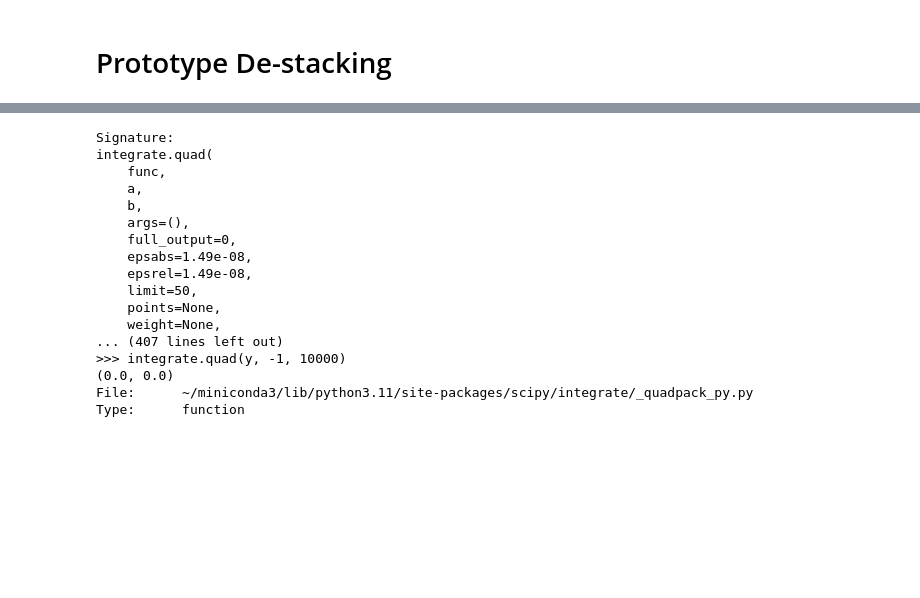
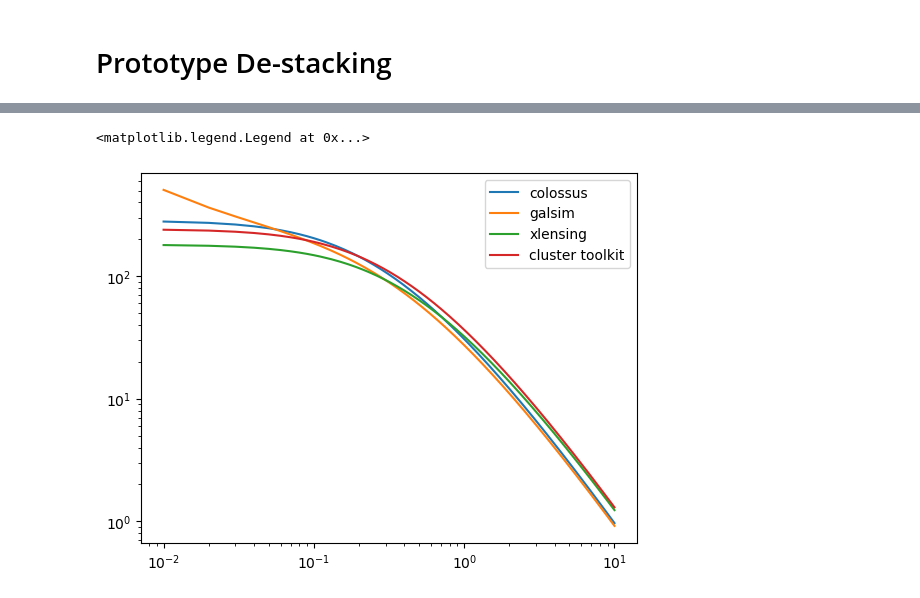
Before and after one commit to andrevitorelli/destacking, a Jupyter notebook: notebooks/prototype_destacking.ipynb, the cells around one changed output, grey strips where cells are left out. Saved outputs shown, nothing was run; the diff lists cells and outputs as text; code cells hidden in the pictures; blank space fills up the shorter version.

```diff
--- a/notebooks/prototype_destacking.ipynb
+++ b/notebooks/prototype_destacking.ipynb
@@ -133,20 +104,35 @@ plt.yscale('log')
+# %%
+colossus_cosmology.setCosmology('planck18')
+colossus_profile=profile_nfw.NFWProfile(M=Mhalo,c=conc,z=zhalo,mdef='200m')
+delta_sigma_colossus=np.array([deltasigma_nfw_colossus(colossus_profile,1.,radius*1000) for radius in radii_mpc])
+# %%
+from cluster_toolkit import deltasigma
+
+Sigma_nfw = deltasigma.Sigma_nfw_at_R(radii_mpc, mass=Mhalo, concentration=conc, Omega_m=OmegaM)
+#shears_toolkit = deltasigma.DeltaSigma_at_R(radii_mpc, Rp, Sigma, Mass, concentartion, Omega_m)
+delta_sigma_toolkit=deltasigma.DeltaSigma_at_R(
+    R=radii_mpc,
+    Rs=radii_mpc,
+    Sigma=Sigma_nfw,
+    mass=Mhalo,
+    concentration=conc,
+    Omega_m=OmegaM,
+    delta=200,
+)
 # %%
-integrate.quad?
+xlensing_res=xlensing.model.NFW_shear(Mhalo,conc,zhalo,1.,0.,0.,radii_mpc)
+delta_sigma_xlensing = xlensing_res['NFW Signal']
-# %% [output]
-Signature:
-integrate.quad(
-    func,
-    a,
-    b,
-    args=(),
-    full_output=0,
-    epsabs=1.49e-08,
-    epsrel=1.49e-08,
-    limit=50,
-    points=None,
-    weight=None,
-... (407 lines left out)
->>> integrate.quad(y, -1, 10000)
-(0.0, 0.0)
-File:      ~/miniconda3/lib/python3.11/site-packages/scipy/integrate/_quadpack_py.py
-Type:      function
+# %%
+delta_sigma_galsim = shears_galsim[:,0]*scrit
+# %%
+plt.plot(radii_mpc,delta_sigma_colossus,label='colossus')
+plt.plot(radii_mpc,delta_sigma_galsim*Planck18.h,label='galsim')
+plt.plot(radii_mpc,delta_sigma_xlensing/Planck18.h,label='xlensing')
+plt.plot(radii_mpc,delta_sigma_toolkit/Planck18.h,label='cluster toolkit')
+
+plt.xscale('log')
+plt.yscale('log')
+plt.legend()
+# %% [output]
+<matplotlib.legend.Legend at 0x...>
+[figure, added]
```
Also changed, not shown: parts of 46 cells of this notebook, 1 other file.
